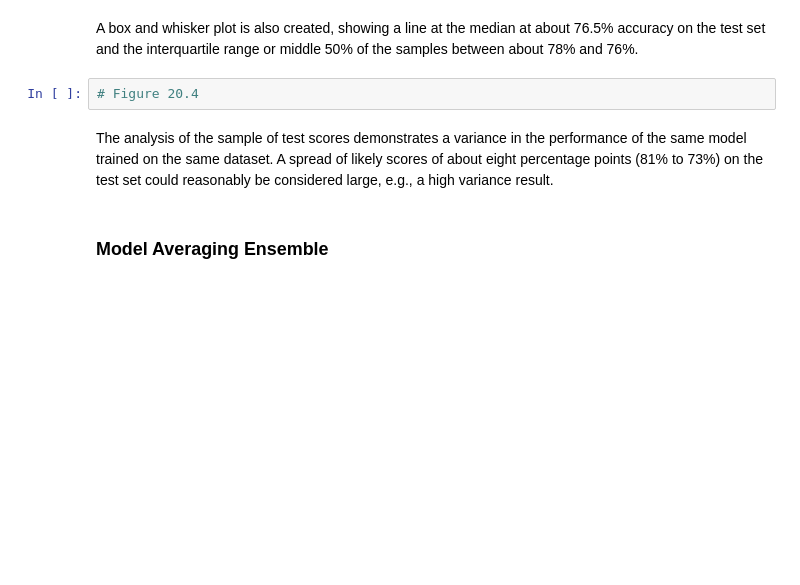
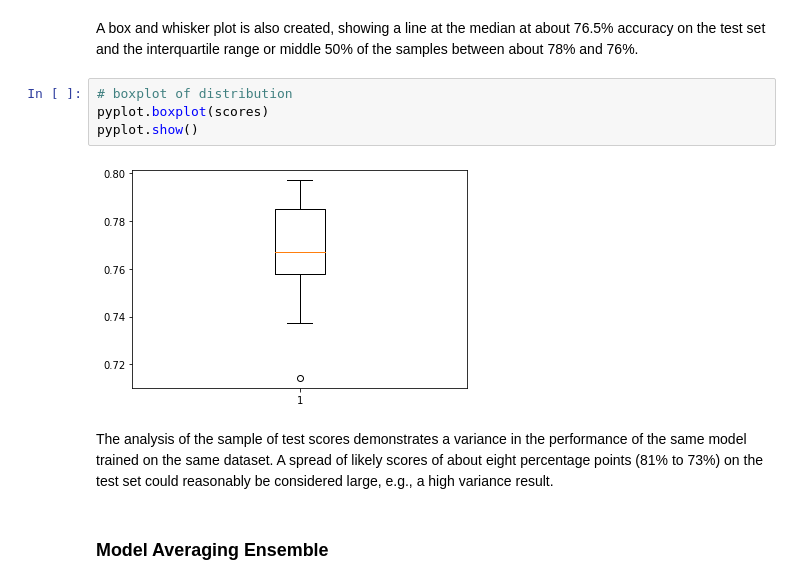
Before and after one commit to Deep-Learning-Challenge/challenge-notebooks, a Jupyter notebook: 4.Advanced Topics/3.Better Predictions/1. Combine Models From Multiple Runs with Model Averaging Ensemble.ipynb, the cells around one changed output. Cells and saved outputs as stored; diff of their text form; blank space fills up the shorter version.

```diff
--- a/4.Advanced Topics/3.Better Predictions/1. Combine Models From Multiple Runs with Model Averaging Ensemble.ipynb
+++ b/4.Advanced Topics/3.Better Predictions/1. Combine Models From Multiple Runs with Model Averaging Ensemble.ipynb
@@ -334,7 +449,11 @@ A histogram of the accuracy scores is also created, showing a very rough Gaussia
 # %% [markdown]
 A box and whisker plot is also created, showing a line at the median at about 76.5% accuracy on the test set and the interquartile range or middle 50% of the samples between about 78% and 76%.
-# %%
-# Figure 20.4
+# %%
+# boxplot of distribution
+pyplot.boxplot(scores)
+pyplot.show()
+# %% [output]
+[figure, added]
 # %% [markdown]
 The analysis of the sample of test scores demonstrates a variance in the performance of the same model trained on the same dataset. A spread of likely scores of about eight percentage points (81% to 73%) on the test set could reasonably be considered large, e.g., a high variance result.
 # %% [markdown]
```
Also changed, not shown: parts of 37 cells of this notebook, 53 other files.
